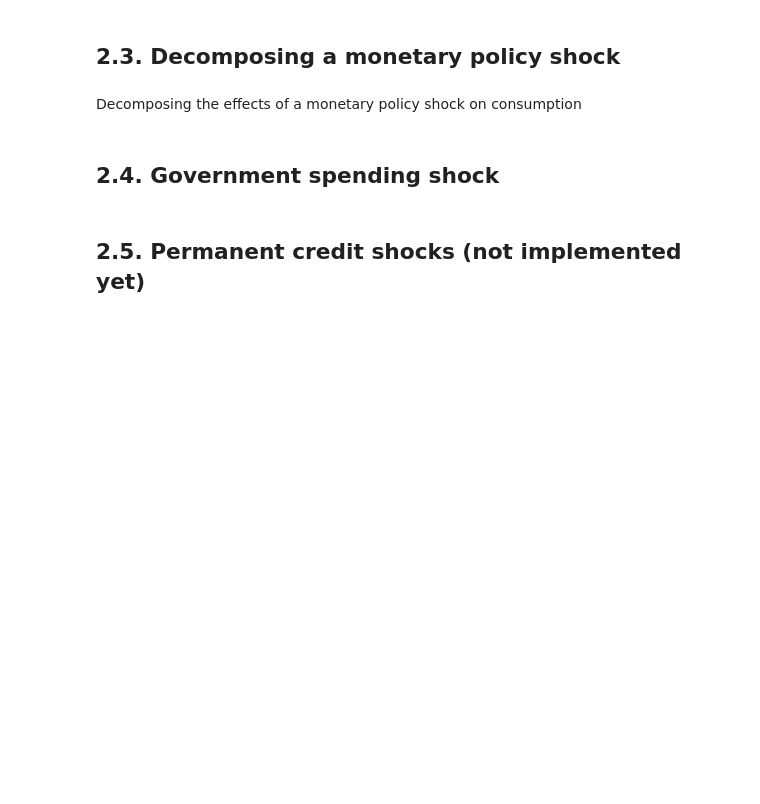
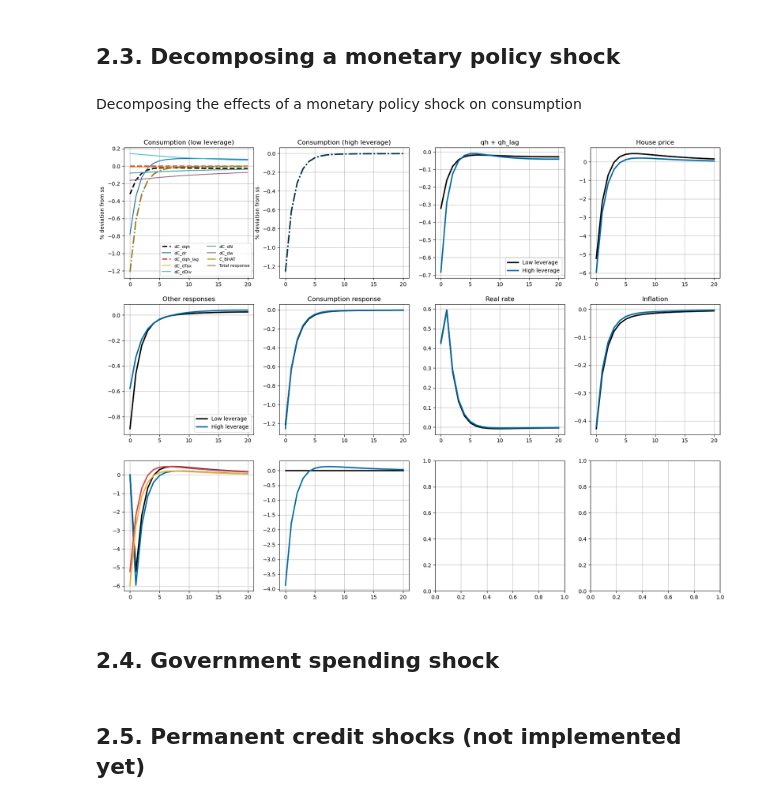
Before and after one commit to thom364e/sequence-jacobian, a Jupyter notebook: notebooks/housing_main_v2.ipynb, the cells around one changed output. Saved outputs shown, nothing was run; the diff lists cells and outputs as text; code cells hidden in the pictures; blank space fills up the shorter version.

```diff
--- a/notebooks/housing_main_v2.ipynb
+++ b/notebooks/housing_main_v2.ipynb
@@ -601,12 +664,12 @@ Js_ll = {'hh1': hh1.jacobian(ss_lowleverage, inputs = input_list,
 Js_hl = {'hh1': hh1.jacobian(ss_highleverage, inputs = input_list,
                           outputs=['C_BHAT', 'H_BHAT', 'B_BHAT', 'CHI'], T=T)}
 
-rho_r, sig_r = 0.8, 0.01
+rho_r, sig_r = 0.5, 0.01
 dr = sig_r * rho_r ** (np.arange(T))
 rstar_shock = {"rstar": dr}
 
-irf.lowleverage = hank.solve_impulse_linear(ss_lowleverage, unknowns, targets, rstar_shock)
-irf.highleverage = hank.solve_impulse_linear(ss_highleverage, unknowns, targets, rstar_shock)
+irf.lowleverage = hank.solve_impulse_nonlinear(ss_lowleverage, unknowns, targets, rstar_shock, Js = Js_ll, verbose = False)
+irf.highleverage = hank.solve_impulse_nonlinear(ss_highleverage, unknowns, targets, rstar_shock, Js = Js_hl, verbose = False)
 
 for k in input_list:
     setattr(decomp.lowleverage, f'dC_d{k}', Js_ll['hh1']['C_BHAT'][k] @ irf.lowleverage[k])
@@ -624,50 +695,79 @@ for (key, value) in decomp_dict_ll.items():
 for (key, value) in decomp_dict_hl.items():
     total_response_hl += value
 
-ncols = 3
-nrows = 2
-fig, ax = plt.subplots(nrows, ncols, figsize=(16,8), sharex=True)
+ncols = 4
+nrows = 3
+fig, ax = plt.subplots(nrows, ncols, figsize=(20,15))
 ax = ax.flatten()
 
 for (key, value) in decomp_dict_ll.items():
-    ax[0].plot(100*value[:21], label = key)
+    if key != 'dC_dqh' and key != 'dC_dqh_lag':
+        ax[0].plot(100*value[:21], label = key)
+    else:
+        ax[0].plot(100*value[:21], label = key, linestyle='--', linewidth=2.5)
 
-ax[0].plot(100*irf.lowleverage['C_BHAT'][:21], label = 'C_BHAT', linestyle='--', linewidth=2.5, marker='o')
+    # ax[0].plot(100*value[:21], label = key)
+
+ax[0].plot(100*irf.lowleverage['C_BHAT'][:21], label = 'C_BHAT', linestyle='dashdot', linewidth=2.5)
 ax[0].plot(100*total_response_ll[:21], label = 'Total response', linestyle='dashdot', linewidth=2.5, alpha = 0.5)
 ax[0].legend(ncols = 2, fontsize = 8)
 ax[0].set_title('Consumption (low leverage)')
 ax[0].set_ylabel('% deviation from ss')
-# ax[0].set_ylim(-7.0, .0)
+# ax[0].set_ylim(-8.0, 4.0)
 
 for (key, value) in decomp_dict_hl.items():
-    ax[1].plot(100*value[:21], label = key)
+    if key != 'dC_dqh' and key != 'dC_dqh_lag':
+        ax[1].plot(100*value[:21], label = key)
+    else:
+        ax[1].plot(100*value[:21], label = key, linestyle='--', linewidth=2.5)
 
-ax[1].plot(100*irf.highleverage['C_BHAT'][:21], label = 'C_BHAT', linestyle='--', linewidth=2.5, marker='o')
+ax[1].plot(100*irf.highleverage['C_BHAT'][:21], label = 'C_BHAT', linestyle='dashdot', linewidth=2.5)
 ax[1].plot(100*total_response_hl[:21], label = 'Total response', linestyle='dashdot', linewidth=2.5, alpha = 0.5)
-ax[1].legend(ncols = 2, fontsize = 8)
+# ax[1].legend(ncols = 2, fontsize = 8)
 ax[1].set_title('Consumption (high leverage)')
 ax[1].set_ylabel('% deviation from ss')
-# ax[1].set_ylim(-5.0, 5.0)
+# ax[1].set_ylim(-8.0, 4.0)
 
 # ax[1].plot(100*irf['qh'][:21], linewidth=2.5)
 # ax[1].set_title('House price')
 
 ax[2].plot(100*(decomp.lowleverage.dC_dqh[:21] + decomp.lowleverage.dC_dqh_lag[:21]), linewidth=2.5, label = 'Low leverage')
 ax[2].plot(100*(decomp.highleverage.dC_dqh[:21] + decomp.highleverage.dC_dqh_lag[:21]), linewidth=2.5, label = 'High leverage')
 ax[2].set_title('qh + qh_lag')
 ax[2].legend()
 
 ax[3].plot(100*irf.lowleverage['qh'][:21], linewidth=2.5, label = 'Low leverage')
 ax[3].plot(100*irf.highleverage['qh'][:21], linewidth=2.5, label = 'High leverage')
 ax[3].set_title('House price')
 
 ax[4].plot(100*(total_response_ll[:21] - (decomp.lowleverage.dC_dqh[:21] + decomp.lowleverage.dC_dqh_lag[:21])), linewidth=2.5, label = 'Low leverage')
 ax[4].plot(100*(total_response_hl[:21] - (decomp.highleverage.dC_dqh[:21] + decomp.highleverage.dC_dqh_lag[:21])), linewidth=2.5, label = 'High leverage')
 ax[4].set_title('Other responses')
 ax[4].legend()
 
+ax[5].plot(100*irf.lowleverage['C_BHAT'][:21], linewidth=2.5, label = 'Low leverage')
+ax[5].plot(100*irf.highleverage['C_BHAT'][:21], linewidth=2.5, label = 'High leverage')
+ax[5].set_title('Consumption response')
+
+ax[6].plot(100*irf.lowleverage['r'][:21], linewidth=2.5, label = 'Low leverage')
+ax[6].plot(100*irf.highleverage['r'][:21], linewidth=2.5, label = 'High leverage')
+ax[6].set_title('Real rate')
+
+ax[7].plot(100*irf.lowleverage['pi'][:21], linewidth=2.5, label = 'Low leverage')
+ax[7].plot(100*irf.highleverage['pi'][:21], linewidth=2.5, label = 'High leverage')
+ax[7].set_title('Inflation')
+
+ax[8].plot(100*irf.lowleverage['qh_lag'][:21], linewidth=2.5, label = 'Low leverage')
+ax[8].plot(100*irf.highleverage['qh_lag'][:21], linewidth=2.5, label = 'High leverage')
+ax[8].plot(100*irf.lowleverage['qh'][:21], linewidth=2.5, label = 'Low leverage')
+ax[8].plot(100*irf.highleverage['qh'][:21], linewidth=2.5, label = 'High leverage')
+
+ax[9].plot(100*irf.lowleverage['B_BHAT'][:21], linewidth=2.5, label = 'Low leverage')
+ax[9].plot(100*irf.highleverage['B_BHAT'][:21], linewidth=2.5, label = 'High leverage')
 
 plt.show()
+# %% [output]
+[figure, added]
 # %% [markdown]
 ## 2.4. Government spending shock
 # %%
```
Also changed, not shown: parts of 38 cells of this notebook, 3 other files.
